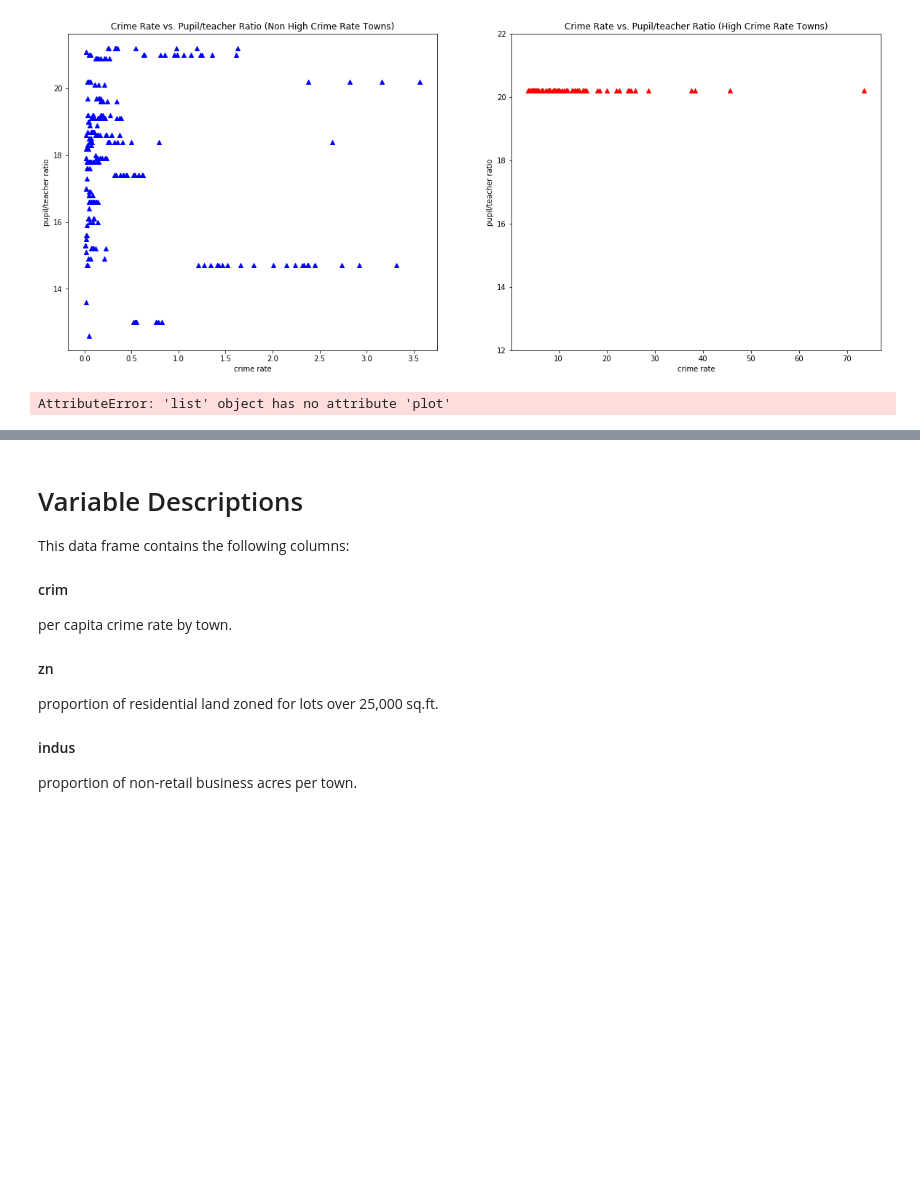
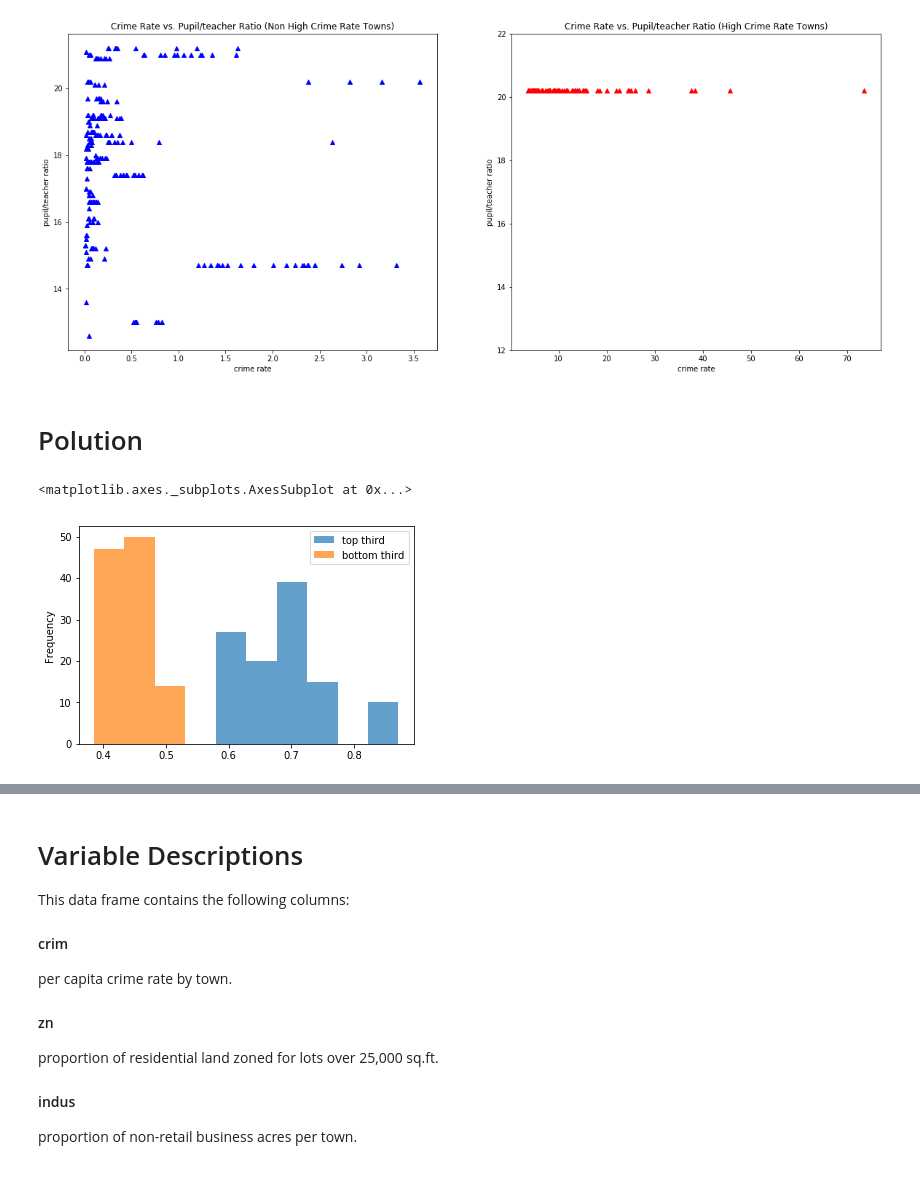
Before and after one commit to jsavory-94/dsc-1-03-16-eda-with-pandas-using-the-boston-housing-data-lab-online-ds-pt-021119, a Jupyter notebook: index.ipynb, the cells around one changed output, grey strips where cells are left out. Drawn from its saved outputs; the diff is of its cells as text; code cells hidden in the pictures; blank space fills up the shorter version.

```diff
--- a/index.ipynb
+++ b/index.ipynb
@@ -44,10 +44,13 @@ crime_rate_75th_quantile
 high_crime = df.loc[(df['crim'] >= crime_rate_75th_quantile)]
 non_high_crime = df.loc[(df['crim'] < crime_rate_75th_quantile)]
 
-#Towns above average vs. below average in nox
-avg_nox_rate = df['nox'].mean()
-above_average_pollution = df.loc[(df['nox'] >= avg_nox_rate)]
-below_average_pollution = df.loc[(df['nox'] < avg_nox_rate)]
+#top 33% vs. bottom 33% in nox
+nox_list = list(df['nox'])
+nox_list_sorted = sorted(nox_list)
+nox_list_len = len(nox_list)
+nox_list_third_len = int(nox_list_len/3)
+nox_list_top_33percent = nox_list_sorted[nox_list_third_len*2:]
+nox_list_bottom_33percent = nox_list_sorted[:nox_list_third_len]
 
 #Top 25% oldest towns
 age_10th_quantile = df['age'].quantile(.1)
@@ -84,19 +87,14 @@ fig_ax2.set_title('Crime Rate vs. Pupil/teacher Ratio (High Crime Rate Towns)')
 # %% [output]
 Text(0.5,1,'Crime Rate vs. Pupil/teacher Ratio (High Crime Rate Towns)')
 [figure]
+# %% [markdown]
+# Polution
 # %%
-#How does the distribution of nox rate compare in towns that are above average vs. below?
-above_average_pollution_nox = df.loc[(df['nox'] >= avg_nox_rate), 'nox']
-above_average_pollution_nox = list(above_average_pollution_nox)
-
-below_average_pollution_nox = df.loc[(df['nox'] < avg_nox_rate), 'nox']
-below_average_pollution_nox = list(below_average_pollution_nox)
-
-
-data = pd.DataFrame({'above average': above_average_pollution_nox,
-                    'below average': below_average_pollution_nox},
-                     index = range(0, len(above_average_pollution_nox)))
-
+#How does the distribution of nox rate compare in towns of top 33% vs. bottom 33%?
+data = pd.DataFrame({'top third': nox_list_top_33percent,
+                    'bottom third': nox_list_bottom_33percent},
+                     index = range(0, nox_list_third_len))
 data.plot.hist(alpha = 0.7)
 # %% [output]
-AttributeError: 'list' object has no attribute 'plot'
+<matplotlib.axes._subplots.AxesSubplot at 0x...>
+[figure, added]
```
Also changed, not shown: parts of 4 cells of this notebook.
